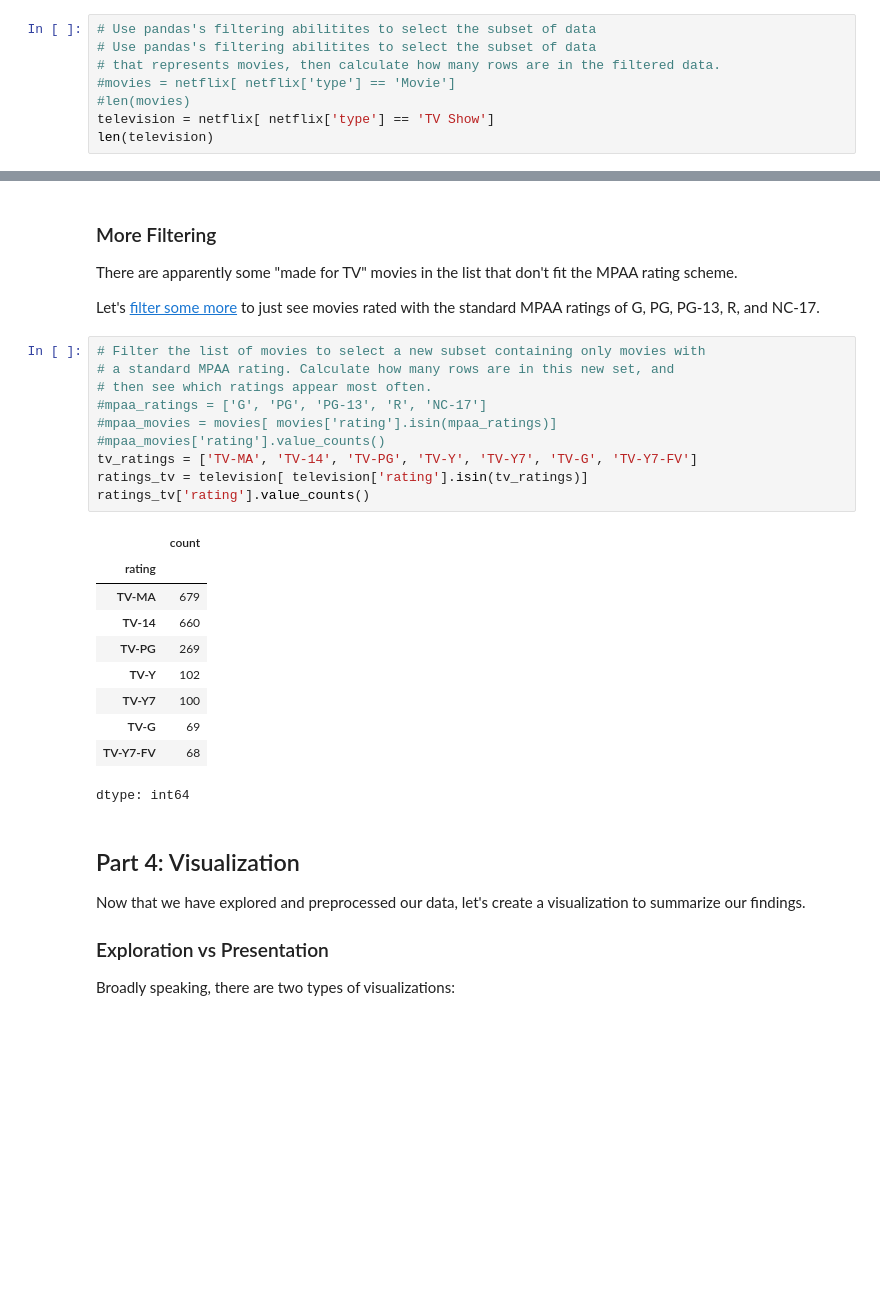
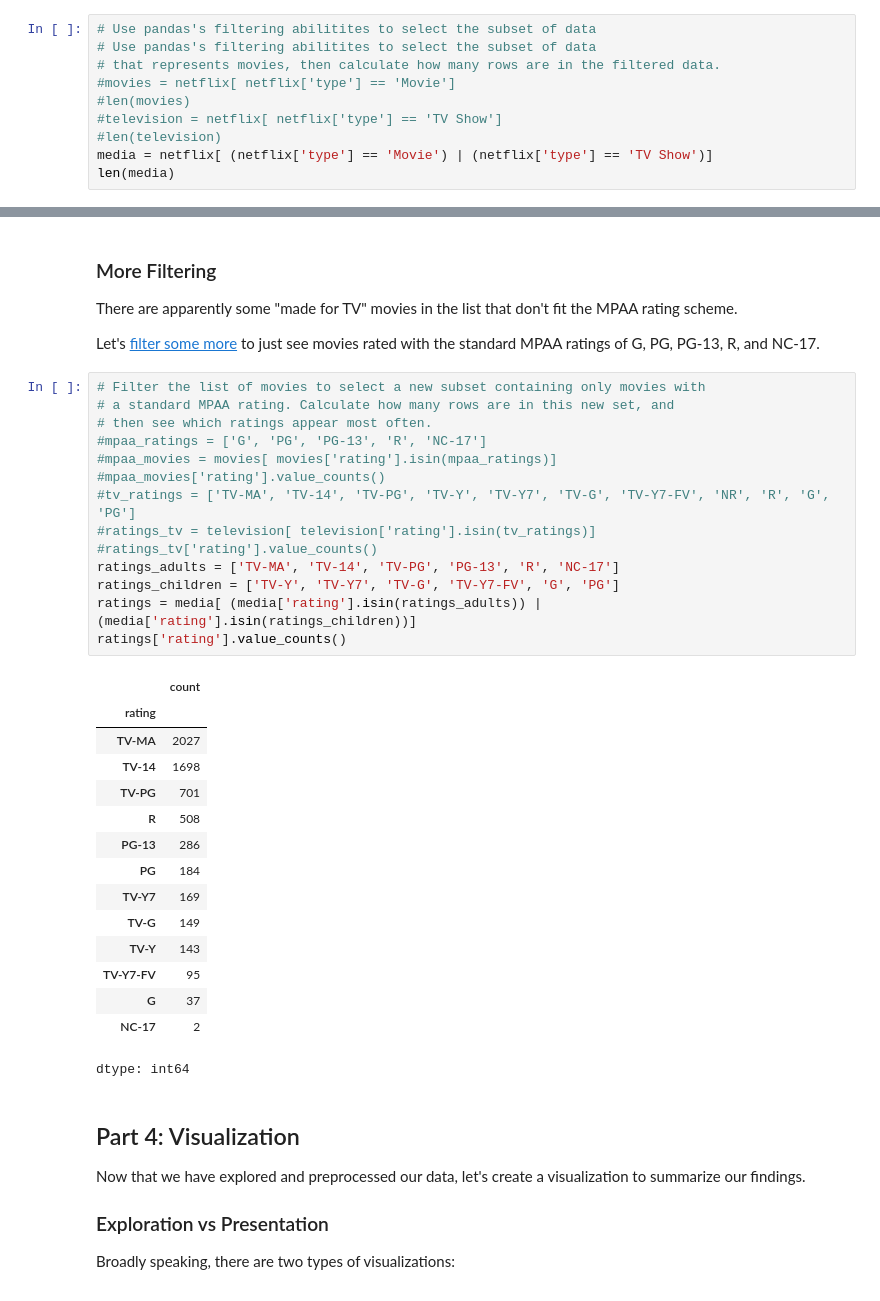
Before and after one commit to jambrizz/CSE-450, a Jupyter notebook: notebooks/Exploration_01.ipynb, the cells around one changed output, grey strips where cells are left out. Saved outputs shown, nothing was run; the diff lists cells and outputs as text; blank space fills up the shorter version.

```diff
--- a/notebooks/Exploration_01.ipynb
+++ b/notebooks/Exploration_01.ipynb
@@ -90,6 +90,8 @@ Once we have the subset, we should see how many rows it contains. There are a [v
 # that represents movies, then calculate how many rows are in the filtered data.
 #movies = netflix[ netflix['type'] == 'Movie']
 #len(movies)
-television = netflix[ netflix['type'] == 'TV Show']
-len(television)
+#television = netflix[ netflix['type'] == 'TV Show']
+#len(television)
+media = netflix[ (netflix['type'] == 'Movie') | (netflix['type'] == 'TV Show')]
+len(media)
 # %% [output]
@@ -128,23 +134,32 @@ Let's [filter some more](https://pandas.pydata.org/docs/getting_started/intro_tu
 # %%
 # Filter the list of movies to select a new subset containing only movies with
 # a standard MPAA rating. Calculate how many rows are in this new set, and
 # then see which ratings appear most often.
 #mpaa_ratings = ['G', 'PG', 'PG-13', 'R', 'NC-17']
 #mpaa_movies = movies[ movies['rating'].isin(mpaa_ratings)]
 #mpaa_movies['rating'].value_counts()
-tv_ratings = ['TV-MA', 'TV-14', 'TV-PG', 'TV-Y', 'TV-Y7', 'TV-G', 'TV-Y7-FV']
-ratings_tv = television[ television['rating'].isin(tv_ratings)]
-ratings_tv['rating'].value_counts()
+#tv_ratings = ['TV-MA', 'TV-14', 'TV-PG', 'TV-Y', 'TV-Y7', 'TV-G', 'TV-Y7-FV', 'NR', 'R', 'G', 'PG']
+#ratings_tv = television[ television['rating'].isin(tv_ratings)]
+#ratings_tv['rating'].value_counts()
+ratings_adults = ['TV-MA', 'TV-14', 'TV-PG', 'PG-13', 'R', 'NC-17']
+ratings_children = ['TV-Y', 'TV-Y7', 'TV-G', 'TV-Y7-FV', 'G', 'PG']
+ratings = media[ (media['rating'].isin(ratings_adults)) | (media['rating'].isin(ratings_children))]
+ratings['rating'].value_counts()
 # %% [output]
 |  | count |
 | rating |  |
-| TV-MA | 679 |
-| TV-14 | 660 |
-| TV-PG | 269 |
-| TV-Y | 102 |
-| TV-Y7 | 100 |
-| TV-G | 69 |
-| TV-Y7-FV | 68 |
+| TV-MA | 2027 |
+| TV-14 | 1698 |
+| TV-PG | 701 |
+| R | 508 |
+| PG-13 | 286 |
+| PG | 184 |
+| TV-Y7 | 169 |
+| TV-G | 149 |
+| TV-Y | 143 |
+| TV-Y7-FV | 95 |
+| G | 37 |
+| NC-17 | 2 |
 dtype: int64
 # %% [markdown]
 ## Part 4: Visualization
```
Also changed, not shown: parts of 7 cells of this notebook.
